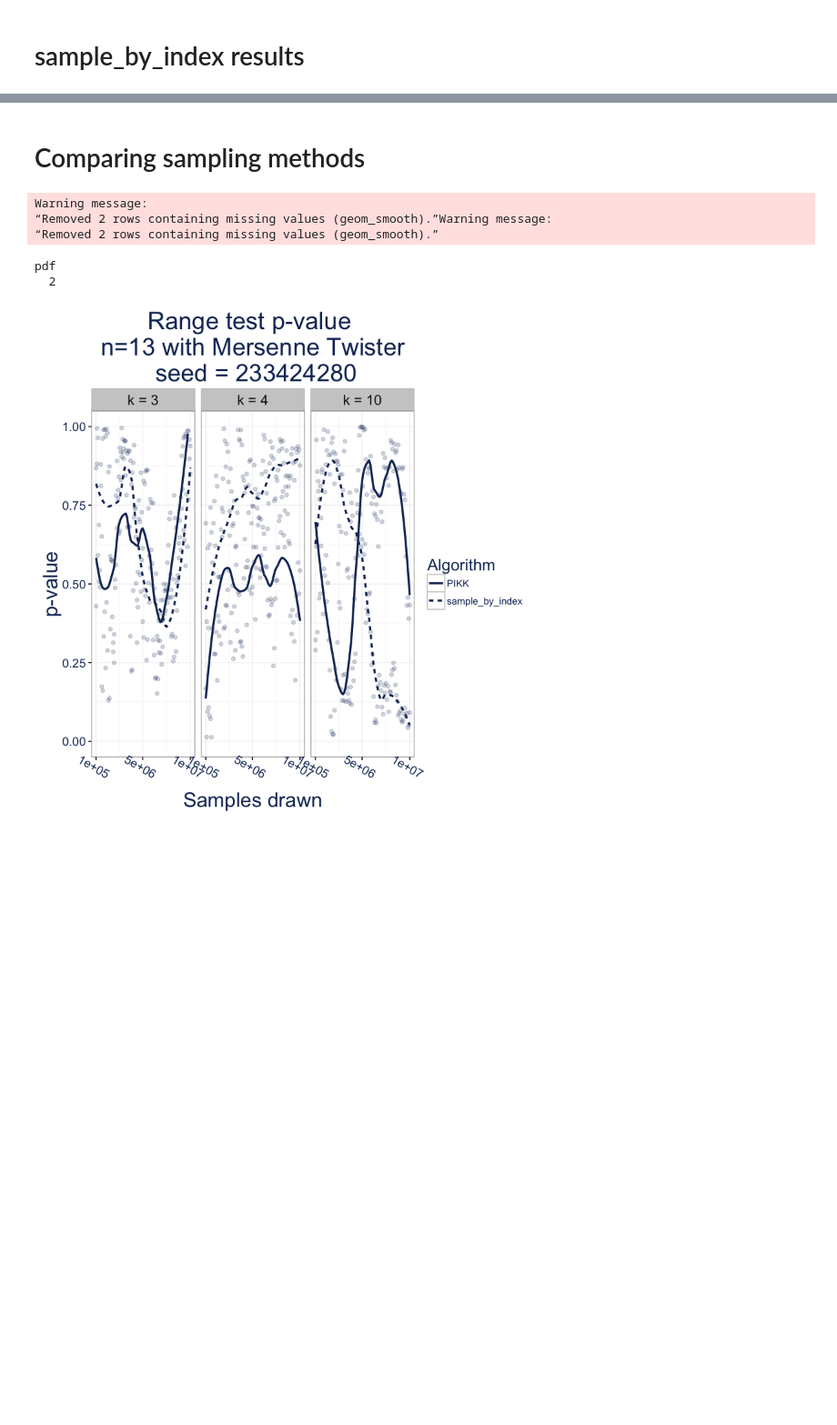
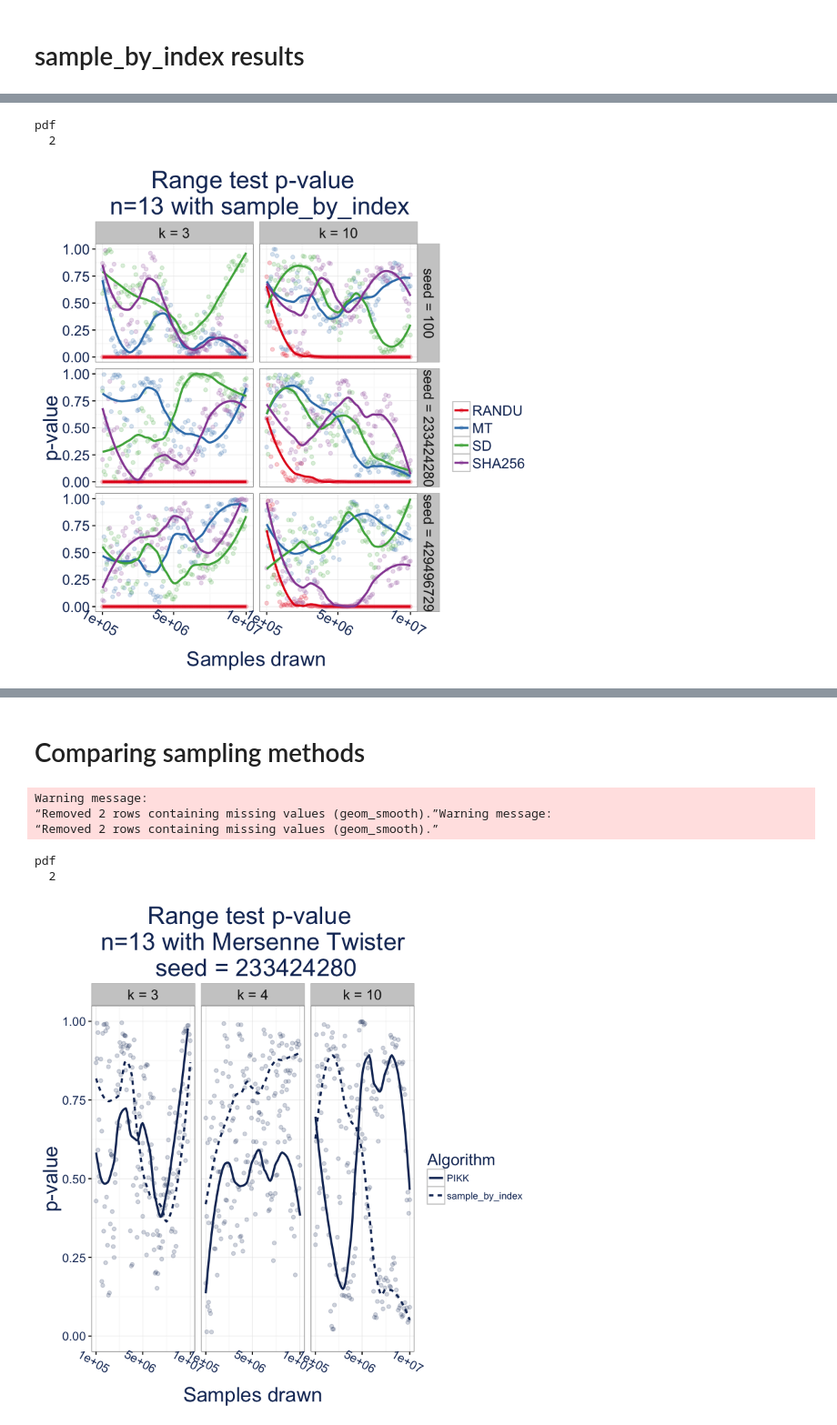
Before and after one commit to kellieotto/prng-slides, a Jupyter notebook: code/freq-sim-results.ipynb, the cells around one changed output, grey strips where cells are left out. Shown at 91% size. Saved outputs shown, nothing was run; the diff lists cells and outputs as text; code cells hidden in the pictures; blank space fills up the shorter version.

```diff
--- a/code/freq-sim-results.ipynb
+++ b/code/freq-sim-results.ipynb
@@ -138,2 +123,28 @@ pdf
 # %% [markdown]
 # sample_by_index results
+# %%
+n13_range_sbi = res %>%
+    filter(Algorithm == "sample_by_index") %>%
+    filter(Pop.size == 13) %>%
+    filter(Sample.size != 4) %>%
+    mutate(seed = paste0("seed = ", seed)) %>%
+    mutate(Sample.size = paste0("k = ", Sample.size)) %>%
+    mutate(Sample.size = factor(Sample.size, levels = c("k = 3", "k = 4", "k = 10"))) %>%
+    ggplot(aes(x = reps, y = Range.P.value, color = factor(PRNG))) +
+    geom_point(alpha = 0.2) + geom_smooth(se = FALSE, span = 0.5) +
+    facet_grid(seed~Sample.size) +
+    ylim(0, 1) +
+    labs(color = "") +
+    ggtitle("Range test p-value \n n=13 with sample_by_index") +
+    xlab("Samples drawn") +
+    ylab("p-value") +
+    scale_color_brewer(palette = "Set1") +
+    scale_x_continuous(breaks = c(1e5, 5*1e6, 1e7)) +
+    report_theme +
+    theme(legend.text = element_text(color = "#143264", size = 14))
+n13_range_sbi
+
+pdf("../fig/prng-comparison-range-n13-sbi.pdf", width = 12)
+n13_range_sbi
+dev.off()
+# %% [output]
@@ -140 +154,4 @@ pdf
+pdf
+  2
+[figure, added]
 # %%
```
Also changed, not shown: parts of 7 cells of this notebook, 3 other files.
